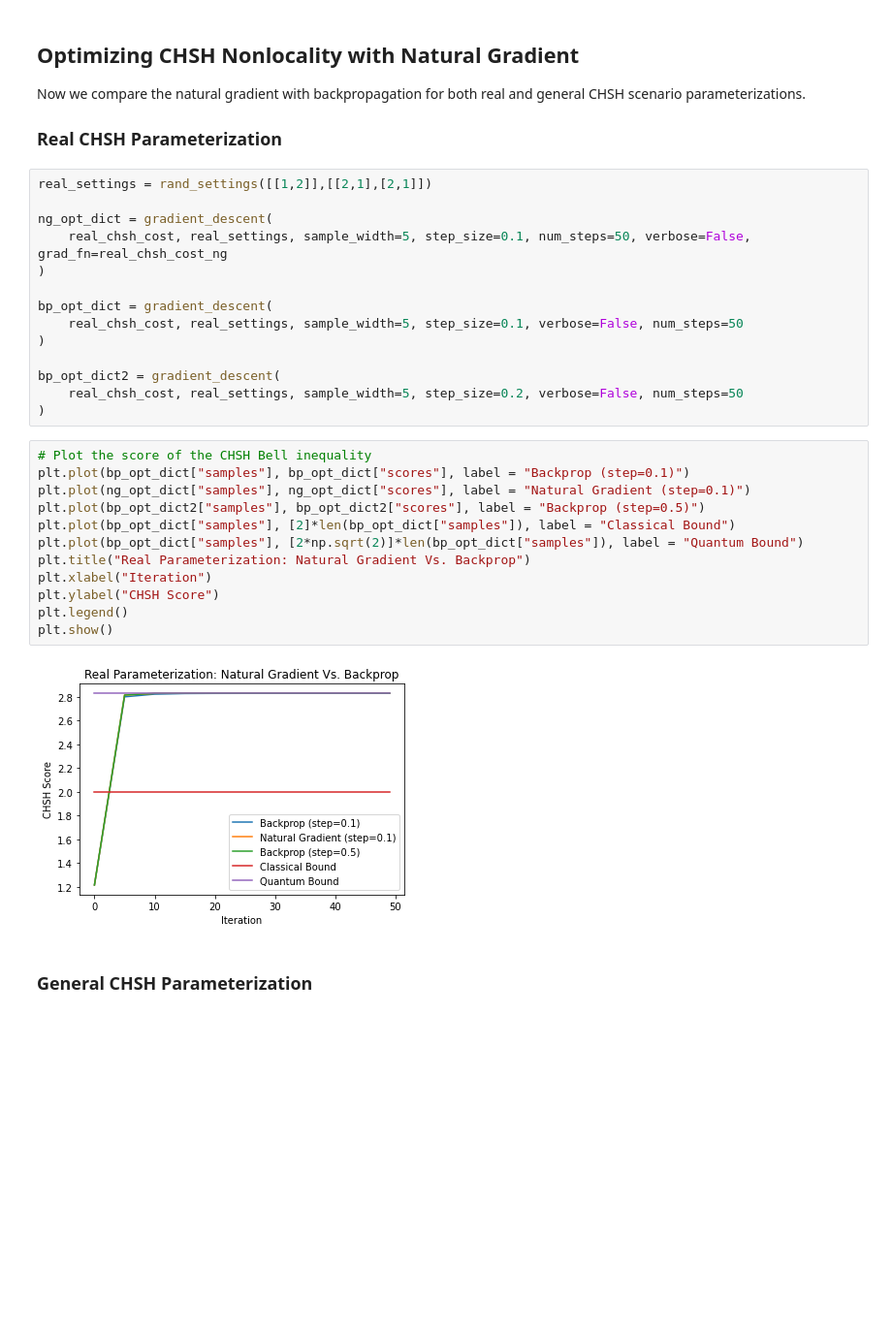
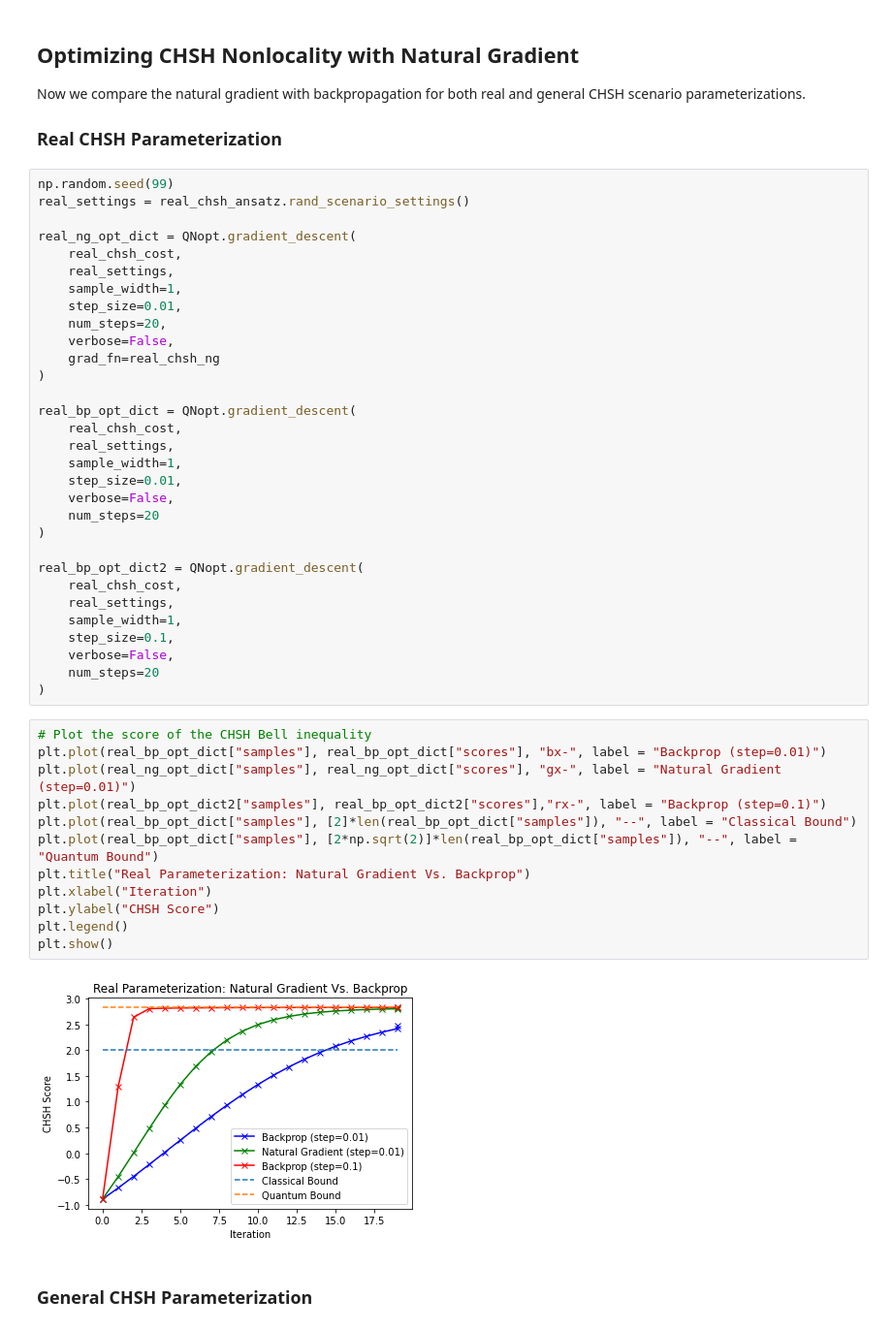
Before and after one commit to ChitambarLab/qNetVO, a Jupyter notebook: notebook/chsh_natural_gradient.ipynb, the cells around one changed output. Shown at 97% size. Drawn from its saved outputs; the diff is of its cells as text; blank space fills up the shorter version.

```diff
--- a/notebook/chsh_natural_gradient.ipynb
+++ b/notebook/chsh_natural_gradient.ipynb
@@ -195,34 +59,51 @@ arb_chsh_cost_ng = _chsh_ng(arbitrary_chsh_circuit, [[1,15]],[[2,3],[2,3]])
 Now we compare the natural gradient with backpropagation for both real and general CHSH scenario parameterizations.
 
 ### Real CHSH Parameterization
-# %%
-real_settings = rand_settings([[1,2]],[[2,1],[2,1]])
-
-ng_opt_dict = gradient_descent(
-    real_chsh_cost, real_settings, sample_width=5, step_size=0.1, num_steps=50, verbose=False, grad_fn=real_chsh_cost_ng
-)
-
-bp_opt_dict = gradient_descent(
-    real_chsh_cost, real_settings, sample_width=5, step_size=0.1, verbose=False, num_steps=50
-)
-
-bp_opt_dict2 = gradient_descent(
-    real_chsh_cost, real_settings, sample_width=5, step_size=0.2, verbose=False, num_steps=50
-)
+# %%
+np.random.seed(99)
+real_settings = real_chsh_ansatz.rand_scenario_settings()
+
+real_ng_opt_dict = QNopt.gradient_descent(
+    real_chsh_cost,
+    real_settings,
+    sample_width=1,
+    step_size=0.01,
+    num_steps=20,
+    verbose=False,
+    grad_fn=real_chsh_ng
+)
+
+real_bp_opt_dict = QNopt.gradient_descent(
+    real_chsh_cost,
+    real_settings,
+    sample_width=1,
+    step_size=0.01,
+    verbose=False,
+    num_steps=20
+)
+
+real_bp_opt_dict2 = QNopt.gradient_descent(
+    real_chsh_cost,
+    real_settings,
+    sample_width=1,
+    step_size=0.1,
+    verbose=False,
+    num_steps=20
+)
 # %%
 # Plot the score of the CHSH Bell inequality
-plt.plot(bp_opt_dict["samples"], bp_opt_dict["scores"], label = "Backprop (step=0.1)")
-plt.plot(ng_opt_dict["samples"], ng_opt_dict["scores"], label = "Natural Gradient (step=0.1)")
-plt.plot(bp_opt_dict2["samples"], bp_opt_dict2["scores"], label = "Backprop (step=0.5)")
-plt.plot(bp_opt_dict["samples"], [2]*len(bp_opt_dict["samples"]), label = "Classical Bound")
-plt.plot(bp_opt_dict["samples"], [2*np.sqrt(2)]*len(bp_opt_dict["samples"]), label = "Quantum Bound")
+plt.plot(real_bp_opt_dict["samples"], real_bp_opt_dict["scores"], "bx-", label = "Backprop (step=0.01)")
+plt.plot(real_ng_opt_dict["samples"], real_ng_opt_dict["scores"], "gx-", label = "Natural Gradient (step=0.01)")
+plt.plot(real_bp_opt_dict2["samples"], real_bp_opt_dict2["scores"],"rx-", label = "Backprop (step=0.1)")
+plt.plot(real_bp_opt_dict["samples"], [2]*len(real_bp_opt_dict["samples"]), "--", label = "Classical Bound")
+plt.plot(real_bp_opt_dict["samples"], [2*np.sqrt(2)]*len(real_bp_opt_dict["samples"]), "--", label = "Quantum Bound")
 plt.title("Real Parameterization: Natural Gradient Vs. Backprop")
 plt.xlabel("Iteration")
 plt.ylabel("CHSH Score")
 plt.legend()
 plt.show()
 # %% [output]
-[figure, old version]
+[figure, new version]
 # %% [markdown]
 ### General CHSH Parameterization
 # %%
```
Also changed, not shown: parts of 14 cells of this notebook, 2 other files.
